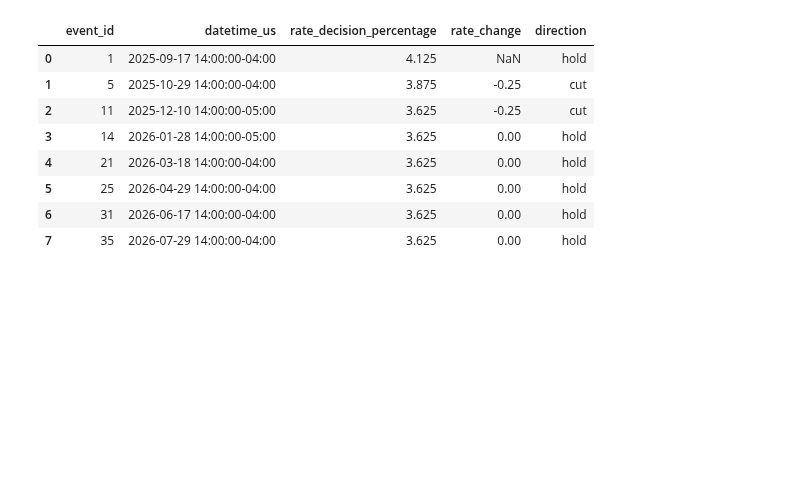
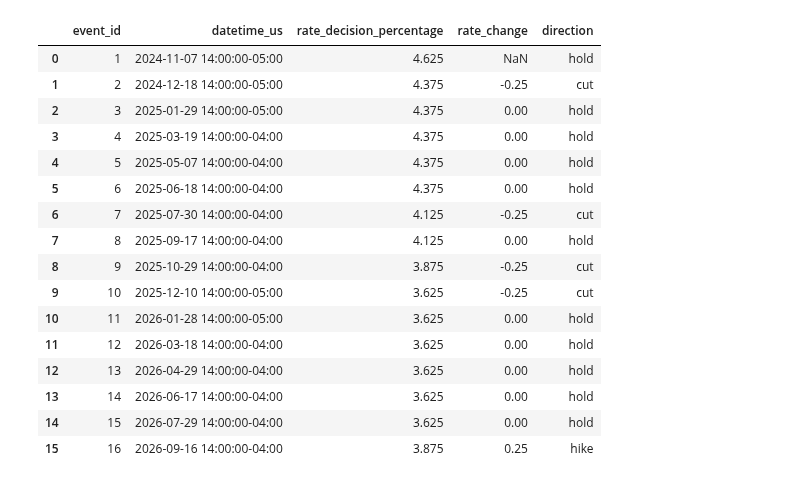
Before and after one commit to dhanwariagarvit21/information-diffusion-, a Jupyter notebook: standardized_fixed.ipynb, the cells around one changed output. Saved outputs shown, nothing was run; the diff lists cells and outputs as text; code cells hidden in the pictures; blank space fills up the shorter version.

```diff
--- a/standardized_fixed.ipynb
+++ b/standardized_fixed.ipynb
@@ -7,16 +7,16 @@ import numpy as np
 import pandas as pd
 import matplotlib.pyplot as plt
 # %%
-index_sp500 = pd.read_parquet('/content/download/index_SPX500_USD_30s.parquet')
-AAPl = pd.read_parquet('/content/download/stocks_AAPL_30s.parquet')
-MSFT = pd.read_parquet('/content/download/stocks_MSFT_30s.parquet')
-NVDA = pd.read_parquet('/content/download/stocks_NVDA_30s.parquet')
-TSLA = pd.read_parquet('/content/download/stocks_TSLA_30s.parquet')
-JNJ = pd.read_parquet('/content/download/stocks_JNJ_30s.parquet')
-JPM = pd.read_parquet('/content/download/stocks_JPM_30s.parquet')
-WMT = pd.read_parquet('/content/download/stocks_WMT_30s.parquet')
-XOM = pd.read_parquet('/content/download/stocks_XOM_30s.parquet')
-events = pd.read_csv('/content/download/information_diffusion_US8_core_events_2025-09-01_to_2026-09-01_UK_time.csv')
+index_sp500 = pd.read_parquet('/content/download/index_SPX500_USD_30s (1).parquet')
+AAPl = pd.read_parquet('/content/download/stocks_AAPL_30s (1).parquet')
+MSFT = pd.read_parquet('/content/download/stocks_MSFT_30s (1).parquet')
+NVDA = pd.read_parquet('/content/download/stocks_NVDA_30s (1).parquet')
+TSLA = pd.read_parquet('/content/download/stocks_TSLA_30s (1).parquet')
+JNJ = pd.read_parquet('/content/download/stocks_JNJ_30s (1).parquet')
+JPM = pd.read_parquet('/content/download/stocks_JPM_30s (1).parquet')
+WMT = pd.read_parquet('/content/download/stocks_WMT_30s (1).parquet')
+XOM = pd.read_parquet('/content/download/stocks_XOM_30s (1).parquet')
+events = pd.read_csv('/content/download/fomc_events_2024-10-02_to_2026-10-02.csv')
 # %%
 def to_et(df):
     df = df.copy()
@@ -102,26 +110,34 @@ events_trimmed
 # %%
-rate_decision_percentage = ['4.125','3.875','3.625','3.625','3.625','3.625','3.625','3.625']
+rate_decision_percentage = ['4.625','4.375','4.375','4.375','4.375','4.375','4.125','4.125','3.875','3.625','3.625','3.625','3.625','3.625','3.625','3.875']
 events_trimmed['rate_decision_percentage'] = rate_decision_percentage
 events_sorted = events_trimmed.sort_values('datetime_us').reset_index(drop=True)
 events_sorted['rate_decision_percentage'] = pd.to_numeric(rate_decision_percentage)
 
 events_sorted['rate_change'] = events_sorted['rate_decision_percentage'].diff()
 events_sorted['direction'] = np.select(
     [events_sorted['rate_change'] > 0, events_sorted['rate_change'] < 0],
     ['hike', 'cut'],
     default='hold'
 )
 events_sorted[['event_id','datetime_us','rate_decision_percentage','rate_change','direction']]
 # %% [output]
 |  | event_id | datetime_us | rate_decision_percentage | rate_change | direction |
-| 0 | 1 | 2025-09-17 14:00:00-04:00 | 4.125 | NaN | hold |
-| 1 | 5 | 2025-10-29 14:00:00-04:00 | 3.875 | -0.25 | cut |
-| 2 | 11 | 2025-12-10 14:00:00-05:00 | 3.625 | -0.25 | cut |
-| 3 | 14 | 2026-01-28 14:00:00-05:00 | 3.625 | 0.00 | hold |
-| 4 | 21 | 2026-03-18 14:00:00-04:00 | 3.625 | 0.00 | hold |
-| 5 | 25 | 2026-04-29 14:00:00-04:00 | 3.625 | 0.00 | hold |
-| 6 | 31 | 2026-06-17 14:00:00-04:00 | 3.625 | 0.00 | hold |
-| 7 | 35 | 2026-07-29 14:00:00-04:00 | 3.625 | 0.00 | hold |
+| 0 | 1 | 2024-11-07 14:00:00-05:00 | 4.625 | NaN | hold |
+| 1 | 2 | 2024-12-18 14:00:00-05:00 | 4.375 | -0.25 | cut |
+| 2 | 3 | 2025-01-29 14:00:00-05:00 | 4.375 | 0.00 | hold |
+| 3 | 4 | 2025-03-19 14:00:00-04:00 | 4.375 | 0.00 | hold |
+| 4 | 5 | 2025-05-07 14:00:00-04:00 | 4.375 | 0.00 | hold |
+| 5 | 6 | 2025-06-18 14:00:00-04:00 | 4.375 | 0.00 | hold |
+| 6 | 7 | 2025-07-30 14:00:00-04:00 | 4.125 | -0.25 | cut |
+| 7 | 8 | 2025-09-17 14:00:00-04:00 | 4.125 | 0.00 | hold |
+| 8 | 9 | 2025-10-29 14:00:00-04:00 | 3.875 | -0.25 | cut |
+| 9 | 10 | 2025-12-10 14:00:00-05:00 | 3.625 | -0.25 | cut |
+| 10 | 11 | 2026-01-28 14:00:00-05:00 | 3.625 | 0.00 | hold |
+| 11 | 12 | 2026-03-18 14:00:00-04:00 | 3.625 | 0.00 | hold |
+| 12 | 13 | 2026-04-29 14:00:00-04:00 | 3.625 | 0.00 | hold |
+| 13 | 14 | 2026-06-17 14:00:00-04:00 | 3.625 | 0.00 | hold |
+| 14 | 15 | 2026-07-29 14:00:00-04:00 | 3.625 | 0.00 | hold |
+| 15 | 16 | 2026-09-16 14:00:00-04:00 | 3.875 | 0.25 | hike |
 # %%
 events_trimmed
 # %% [output]
```
Also changed, not shown: parts of 16 cells of this notebook.
